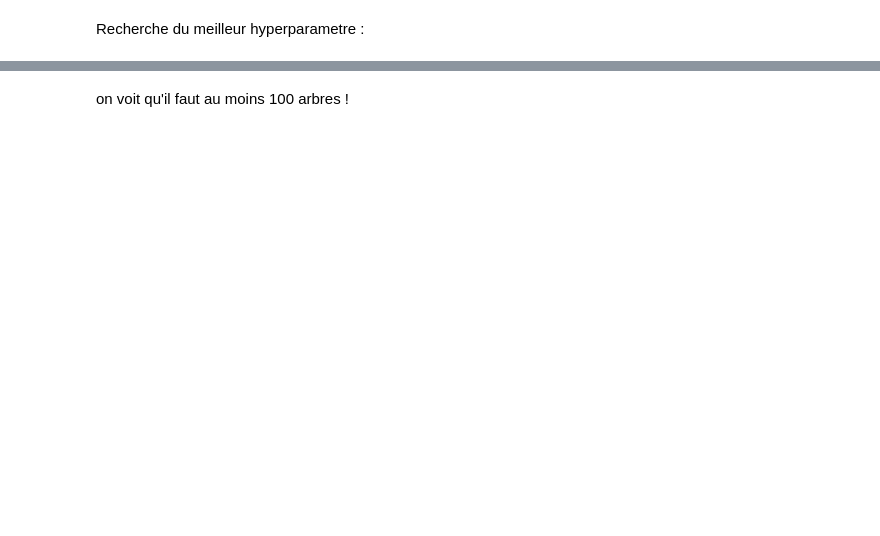
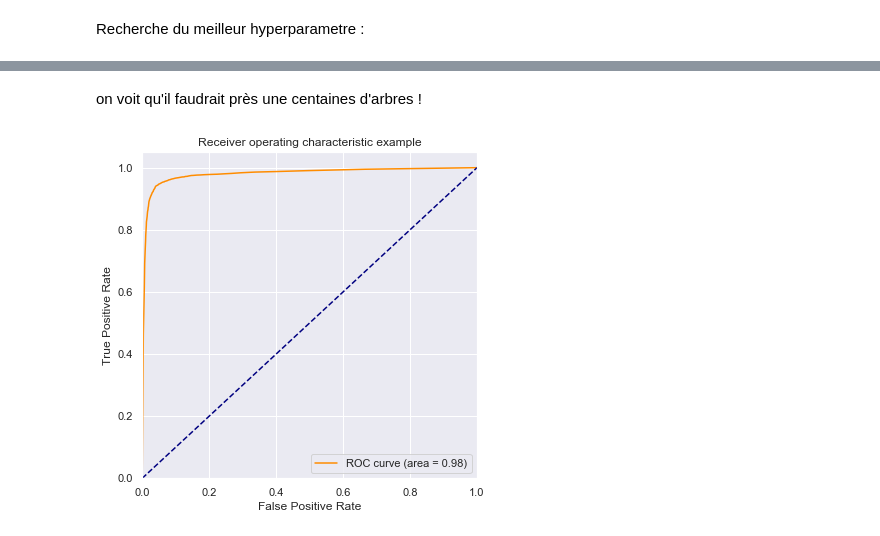
Before and after one commit to PhamAlexT/MOSQUITO, a Jupyter notebook: starting_kit/README_all.ipynb, the cells around one changed output, grey strips where cells are left out. Cells and saved outputs as stored; diff of their text form; code cells hidden in the pictures; blank space fills up the shorter version.

Commit message:
Notebook pour visualisation nouveau model

```diff
--- a/starting_kit/README_all.ipynb
+++ b/starting_kit/README_all.ipynb
@@ -74,2 +81,6 @@ f_test_estimator(X_train, Y_train)
 # %% [markdown]
-on voit qu'il faut au moins 100 arbres !
+on voit qu'il faudrait près une centaines d'arbres !
+# %%
+f_roc(X_train, Y_train)
+# %% [output]
+[figure, added]
```
Also changed, not shown: parts of 15 cells of this notebook.
